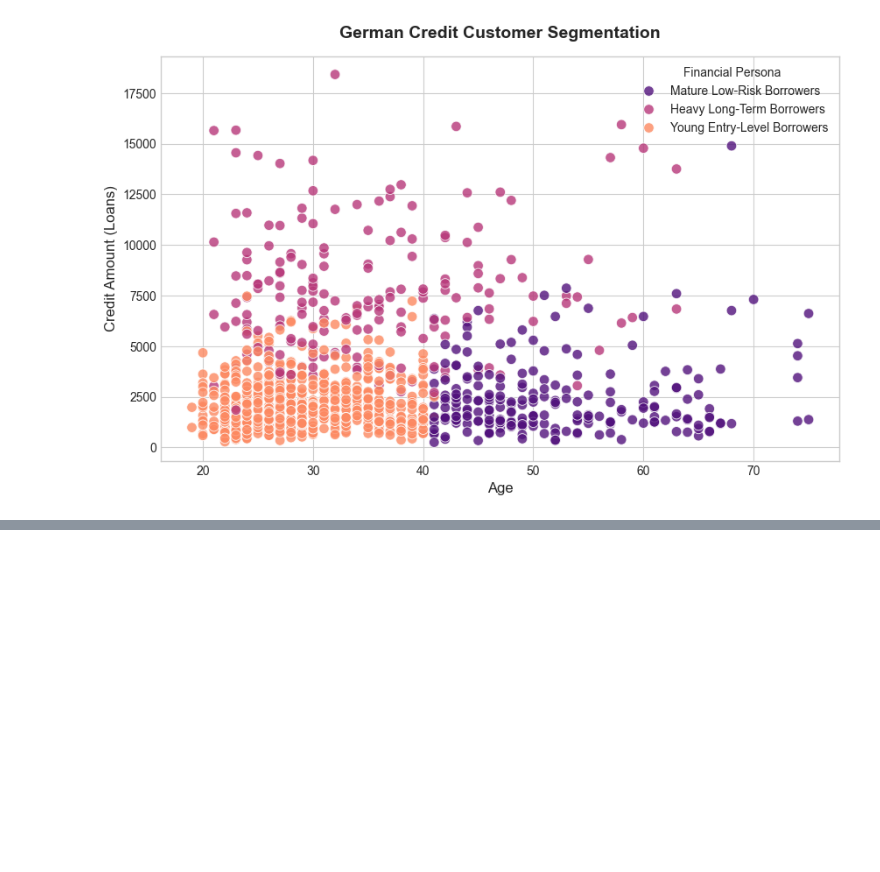
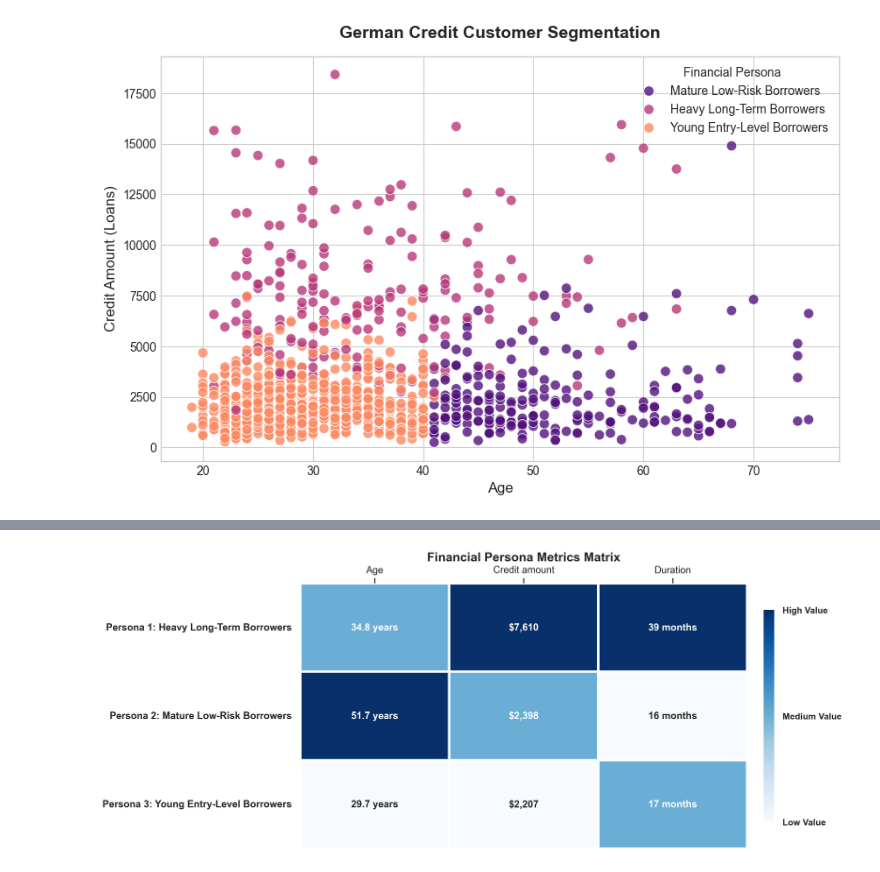
Before and after one commit to dion-nekesa/credit-scoring-predict, a Jupyter notebook: credit_scoring.ipynb, the cells around one changed output, grey strips where cells are left out. Cells and saved outputs as stored; diff of their text form; code cells hidden in the pictures; blank space fills up the shorter version.

Commit message:
Fix: Add a clear visual scale and colorbar to the metrics matrix

```diff
--- a/credit_scoring.ipynb
+++ b/credit_scoring.ipynb
@@ -245,0 +206,68 @@ plt.show()
+# %%
+import pandas as pd
+import matplotlib.pyplot as plt
+import seaborn as sns
+import numpy as np
+
+# Compute the mean values and assign descriptive business personas
+matrix = df.groupby('Cluster')[['Age', 'Credit amount', 'Duration']].mean()
+matrix.index = [
+    'Persona 1: Heavy Long-Term Borrowers',
+    'Persona 2: Mature Low-Risk Borrowers',
+    'Persona 3: Young Entry-Level Borrowers'
+]
+
+# Derive numerical ranks within each column strictly to govern the color distribution
+matrix_rank = matrix.rank(axis=0)
+
+# Build a beautifully formatted text matrix for executive-level presentation
+labels = np.array([
+    [f"{matrix.iloc[r, 0]:.1f} years", f"${matrix.iloc[r, 1]:,.0f}", f"{matrix.iloc[r, 2]:.0f} months"]
+    for r in range(3)
+])
+
+# Initialize a clean, high-resolution plotting canvas (adjusted width for colorbar)
+fig, ax = plt.subplots(figsize=(12, 5), dpi=300)
+sns.set_theme(style="white")
+
+# Define colorbar parameters to show a clear scale
+cbar_kws = {
+    "ticks": [1, 2, 3],
+    "shrink": 0.8,
+    "pad": 0.03
+}
+
+# Render the heatmap using rank-driven shades while displaying the formatted labels
+sns.heatmap(
+    matrix_rank,
+    annot=labels,
+    cmap="Blues",
+    fmt="",
+    cbar=True,
+    cbar_kws=cbar_kws,
+    linewidths=2.5,
+    linecolor="white",
+    annot_kws={"size": 11, "weight": "bold", "fontfamily": "sans-serif"},
+    ax=ax
+)
+
+# Format the colorbar scale to read logically as Low, Medium, High
+cbar = ax.collections[0].colorbar
+cbar.ax.set_yticklabels(['Low Value', 'Medium Value', 'High Value'], fontsize=10, weight="semibold")
+cbar.ax.tick_params(left=False, right=False)
+
+# Strip out technical chart tick lines to make the asset look like a pristine table
+ax.tick_params(top=False, bottom=False, left=False, right=False)
+
+# Optimize typographical alignment and layout geometry
+plt.title("Financial Persona Metrics Matrix", fontsize=14, pad=25, weight="bold", fontfamily="sans-serif")
+plt.xticks(fontsize=11, weight="semibold", fontfamily="sans-serif")
+plt.yticks(rotation=0, fontsize=11, weight="semibold", fontfamily="sans-serif")
+ax.xaxis.tick_top()
+
+# Save the polished graphic asset
+plt.tight_layout()
+plt.savefig("metrics_matrix.png", bbox_inches="tight")
+plt.show()
+# %% [output]
+[figure, added]
```
Also changed, not shown: parts of 1 cell of this notebook, 1 other file.
